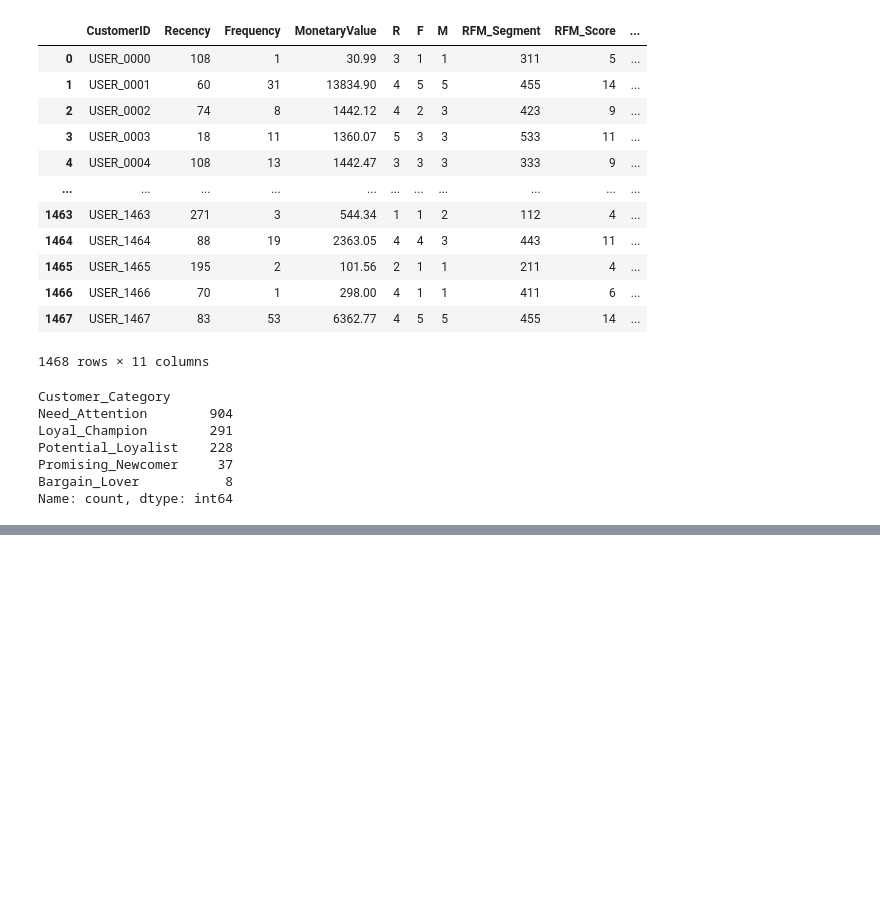
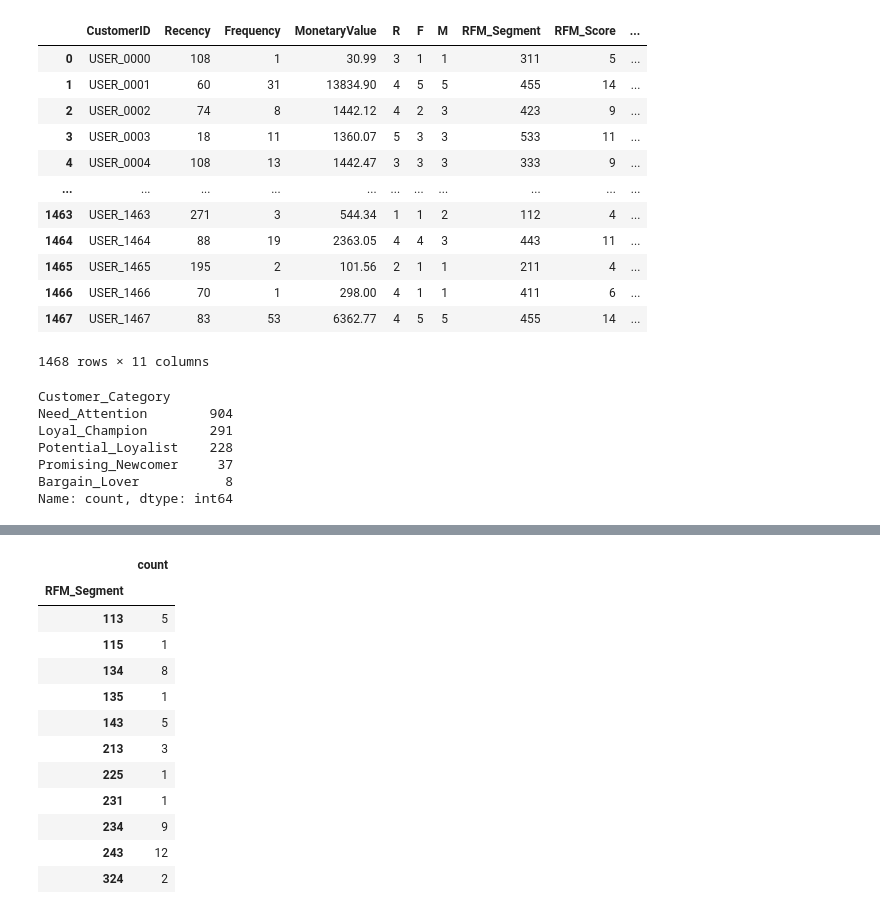
Before and after one commit to buzziru/ML_COMMERCE, a Jupyter notebook: eda/02_RFM Analysis_CIG.ipynb, the cells around one changed output, grey strips where cells are left out. Saved outputs shown, nothing was run; the diff lists cells and outputs as text; code cells hidden in the pictures; blank space fills up the shorter version.

Commit message:
rfm analysis - tree & segment

```diff
--- a/eda/02_RFM Analysis_CIG.ipynb
+++ b/eda/02_RFM Analysis_CIG.ipynb
@@ -846,0 +861,3 @@ Name: count, dtype: int64
+# %%
+rfm['Customer_Category'] = rfm.apply(set_customer_category_criteria_3, axis = 1)
+rfm['Customer_Category'].value_counts()
@@ -846,0 +874,38 @@ Name: count, dtype: int64
+# %%
+def set_customer_category_ver3(row):
+    two_are_three = sum([row['R'] == 3, row['F'] == 3, row['M'] == 3]) == 2
+    all_three = (row['R'] == 3 and row['F'] == 3 and row['M'] == 3)
+
+    # RFM이 모두 높은 충성 고객
+    if row['R'] > 3 and row['F'] > 3 and row['M'] > 3:
+        return 'Loyal_Champion'
+    # 최근성은 낮지만 빈도와 가치가 높은 잠재적 충성 고객
+    elif row['R'] <= 3 and row['F'] > 3 and row['M'] > 3:
+        return 'Potential_Loyalist'
+    # 최근 구매가 없고, 빈도와 가치가 중간 수준인 잠자는 가치 고객
+    elif row['R'] < 3 and (row['F'] == 3 or row['F'] == 2) and (row['M'] == 3 or row['M'] == 2):
+        return 'Sleeping_Value_Customer'
+    # 최근 구매가 있으나 빈도는 낮고, 가치가 높은 유망한 신규 고객
+    elif row['R'] > 3 and row['F'] <= 3 and row['M'] > 3:
+        return 'Promising_Newcomer'
+    # 최근 구매가 있고, 빈도도 높으나 가치는 낮은 가격에 민감한 고객
+    elif row['R'] > 3 and row['F'] > 3 and row['M'] <= 3:
+        return 'Bargain_Lover'
+    # 최근 구매가 있으나 빈도와 가치 모두 낮은 신규 고객
+    elif row['R'] > 3 and row['F'] <= 3 and row['M'] <= 3:
+        return 'New_Customer'
+    # 최근성은 중간, 빈도와 가치는 낮아 활성화가 필요한 잠재적 활성 고객
+    elif row['R'] == 3 and row['F'] < 3 and row['M'] < 3:
+        return 'Potential_Activator'
+    # 중간 수준의 RFM 점수를 가진 평균 고객
+    elif two_are_three or all_three:
+        return 'Average_Customer'
+    # 모든 RFM 점수가 낮아 관심이 필요한 고객
+    elif row['R'] < 3 and row['F'] < 3 and row['M'] < 3:
+        return 'Need_Attention'
+    # 위의 어떤 카테고리에도 속하지 않는 다양한 요구를 가진 고객
+    else:
+        return 'Diverse_Needs'
+# %%
+rfm['Customer_Category'] = rfm.apply(set_customer_category_ver3, axis = 1)
+rfm['Customer_Category'].value_counts()
@@ -846,0 +925,16 @@ Name: count, dtype: int64
+# %%
+rfm.loc[rfm['Customer_Category']=='Diverse_Needs'].groupby('RFM_Segment').size().to_frame().rename(columns = {0:'count'})
+# %% [output]
+|  | count |
+| RFM_Segment |  |
+| 113 | 5 |
+| 115 | 1 |
+| 134 | 8 |
+| 135 | 1 |
+| 143 | 5 |
+| 213 | 3 |
+| 225 | 1 |
+| 231 | 1 |
+| 234 | 9 |
+| 243 | 12 |
+| 324 | 2 |
```
Also changed, not shown: parts of 12 cells of this notebook, 4 other files.
